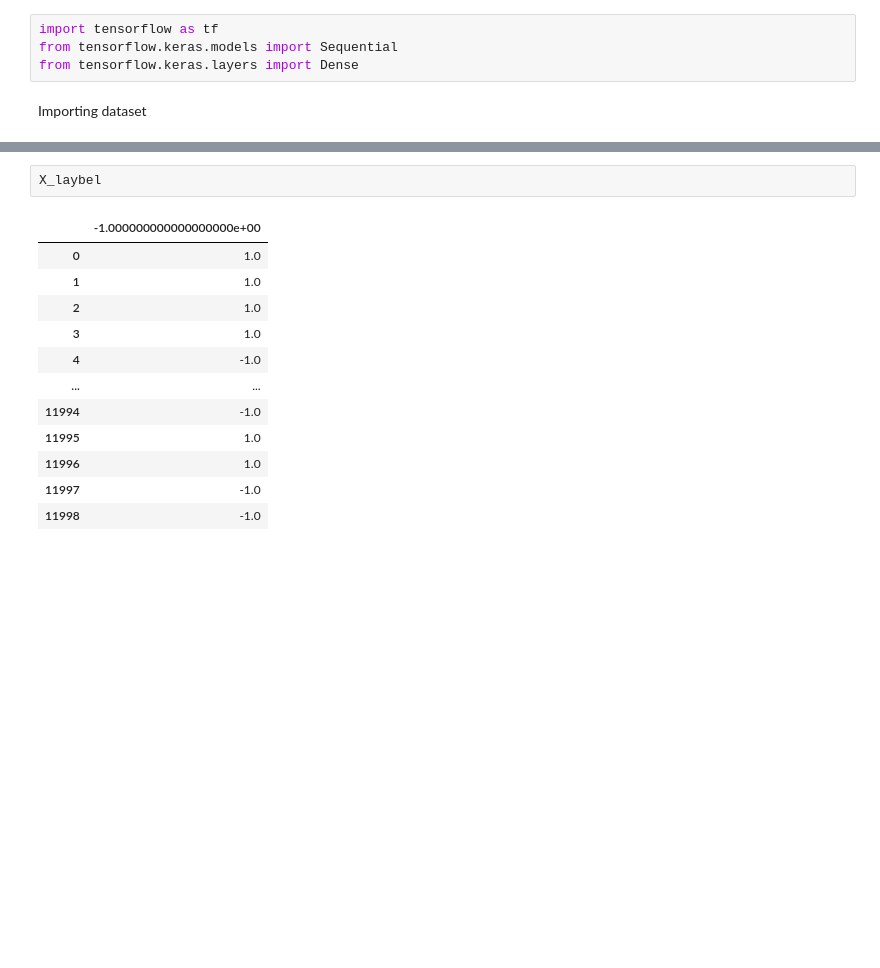
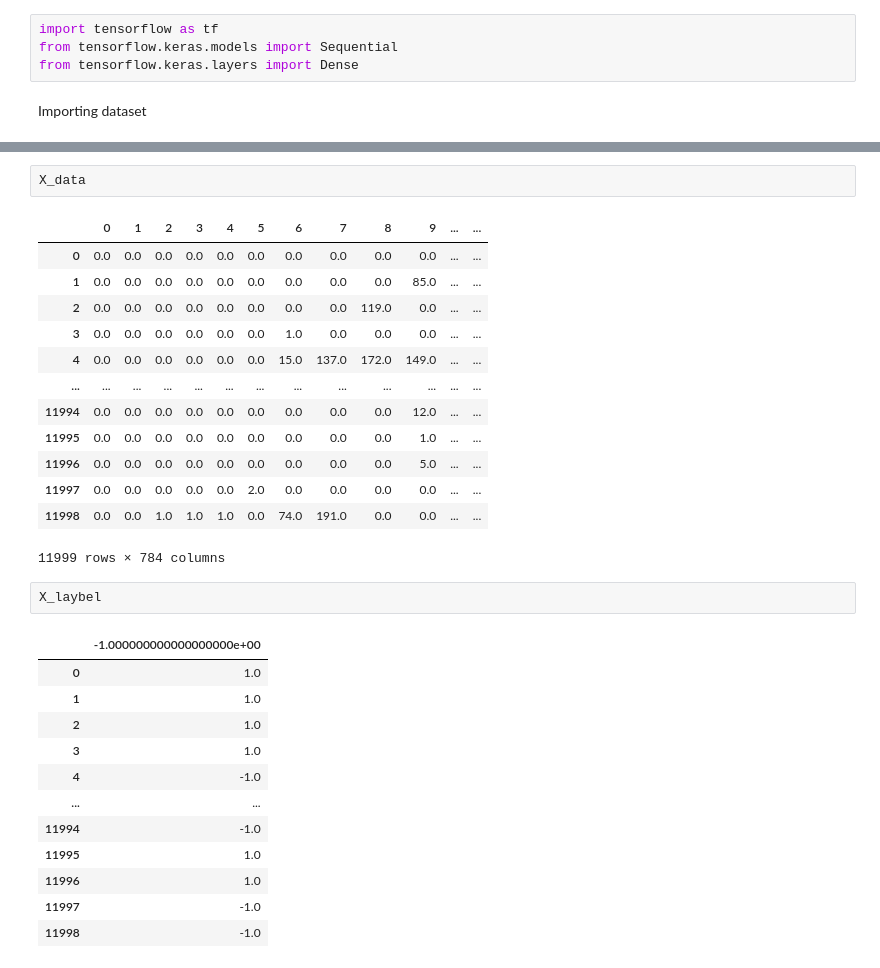
Before and after one commit to safeer-maker/image_classification, a Jupyter notebook: classification.ipynb, the cells around one changed output, grey strips where cells are left out. Cells and saved outputs as stored; diff of their text form; blank space fills up the shorter version.

```diff
--- a/classification.ipynb
+++ b/classification.ipynb
@@ -55,3 +63,19 @@ y_layb =  (3959, 1)
+# %%
+X_data
+# %% [output]
+|  | 0 | 1 | 2 | 3 | 4 | 5 | 6 | 7 | 8 | 9 | ... | ... |
+| 0 | 0.0 | 0.0 | 0.0 | 0.0 | 0.0 | 0.0 | 0.0 | 0.0 | 0.0 | 0.0 | ... | ... |
+| 1 | 0.0 | 0.0 | 0.0 | 0.0 | 0.0 | 0.0 | 0.0 | 0.0 | 0.0 | 85.0 | ... | ... |
+| 2 | 0.0 | 0.0 | 0.0 | 0.0 | 0.0 | 0.0 | 0.0 | 0.0 | 119.0 | 0.0 | ... | ... |
+| 3 | 0.0 | 0.0 | 0.0 | 0.0 | 0.0 | 0.0 | 1.0 | 0.0 | 0.0 | 0.0 | ... | ... |
+| 4 | 0.0 | 0.0 | 0.0 | 0.0 | 0.0 | 0.0 | 15.0 | 137.0 | 172.0 | 149.0 | ... | ... |
+| ... | ... | ... | ... | ... | ... | ... | ... | ... | ... | ... | ... | ... |
+| 11994 | 0.0 | 0.0 | 0.0 | 0.0 | 0.0 | 0.0 | 0.0 | 0.0 | 0.0 | 12.0 | ... | ... |
+| 11995 | 0.0 | 0.0 | 0.0 | 0.0 | 0.0 | 0.0 | 0.0 | 0.0 | 0.0 | 1.0 | ... | ... |
+| 11996 | 0.0 | 0.0 | 0.0 | 0.0 | 0.0 | 0.0 | 0.0 | 0.0 | 0.0 | 5.0 | ... | ... |
+| 11997 | 0.0 | 0.0 | 0.0 | 0.0 | 0.0 | 2.0 | 0.0 | 0.0 | 0.0 | 0.0 | ... | ... |
+| 11998 | 0.0 | 0.0 | 1.0 | 1.0 | 1.0 | 0.0 | 74.0 | 191.0 | 0.0 | 0.0 | ... | ... |
+11999 rows × 784 columns
 # %%
 X_laybel
 # %% [output]
```
Also changed, not shown: parts of 18 cells of this notebook.
